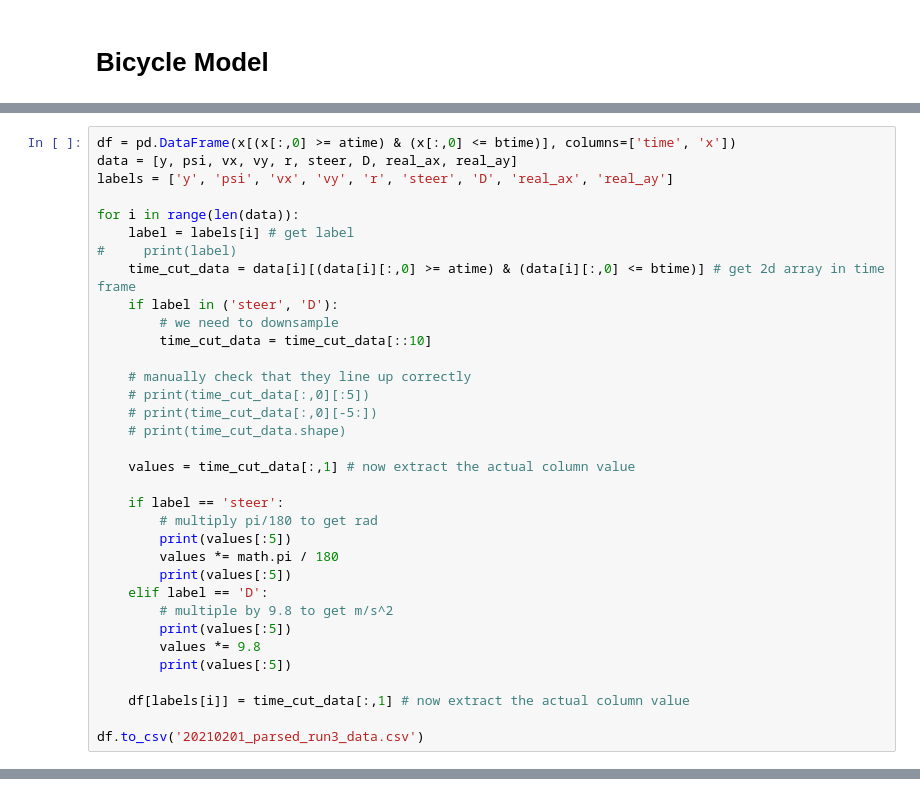
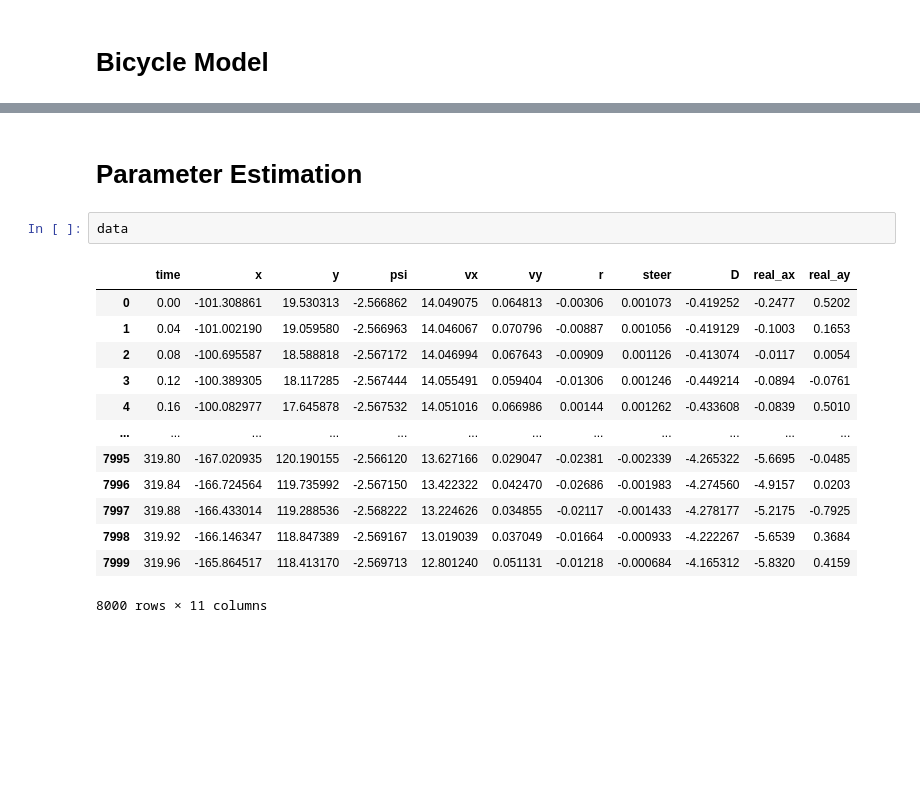
Before and after one commit to kying18/param-estimation, a Jupyter notebook: Bicycle Model.ipynb, the cells around one changed output, grey strips where cells are left out. Cells and saved outputs as stored; diff of their text form; blank space fills up the shorter version.

```diff
--- a/Bicycle Model.ipynb
+++ b/Bicycle Model.ipynb
@@ -87,34 +86,0 @@ btime = 595
-# %%
-df = pd.DataFrame(x[(x[:,0] >= atime) & (x[:,0] <= btime)], columns=['time', 'x'])
-data = [y, psi, vx, vy, r, steer, D, real_ax, real_ay]
-labels = ['y', 'psi', 'vx', 'vy', 'r', 'steer', 'D', 'real_ax', 'real_ay']
-
-for i in range(len(data)):
-    label = labels[i] # get label
-#     print(label)
-    time_cut_data = data[i][(data[i][:,0] >= atime) & (data[i][:,0] <= btime)] # get 2d array in time frame
-    if label in ('steer', 'D'):
-        # we need to downsample
-        time_cut_data = time_cut_data[::10]
-
-    # manually check that they line up correctly
-    # print(time_cut_data[:,0][:5])
-    # print(time_cut_data[:,0][-5:])
-    # print(time_cut_data.shape)
-
-    values = time_cut_data[:,1] # now extract the actual column value
-
-    if label == 'steer':
-        # multiply pi/180 to get rad
-        print(values[:5])
-        values *= math.pi / 180
-        print(values[:5])
-    elif label == 'D':
-        # multiple by 9.8 to get m/s^2
-        print(values[:5])
-        values *= 9.8
-        print(values[:5])
-
-    df[labels[i]] = time_cut_data[:,1] # now extract the actual column value
-
-df.to_csv('20210201_parsed_run3_data.csv')
@@ -139,0 +121,18 @@ df
+# %% [markdown]
+# Parameter Estimation
+# %%
+data
+# %% [output]
+|  | time | x | y | psi | vx | vy | r | steer | D | real_ax | real_ay |
+| 0 | 0.00 | -101.308861 | 19.530313 | -2.566862 | 14.049075 | 0.064813 | -0.00306 | 0.001073 | -0.419252 | -0.2477 | 0.5202 |
+| 1 | 0.04 | -101.002190 | 19.059580 | -2.566963 | 14.046067 | 0.070796 | -0.00887 | 0.001056 | -0.419129 | -0.1003 | 0.1653 |
+| 2 | 0.08 | -100.695587 | 18.588818 | -2.567172 | 14.046994 | 0.067643 | -0.00909 | 0.001126 | -0.413074 | -0.0117 | 0.0054 |
+| 3 | 0.12 | -100.389305 | 18.117285 | -2.567444 | 14.055491 | 0.059404 | -0.01306 | 0.001246 | -0.449214 | -0.0894 | -0.0761 |
+| 4 | 0.16 | -100.082977 | 17.645878 | -2.567532 | 14.051016 | 0.066986 | 0.00144 | 0.001262 | -0.433608 | -0.0839 | 0.5010 |
+| ... | ... | ... | ... | ... | ... | ... | ... | ... | ... | ... | ... |
+| 7995 | 319.80 | -167.020935 | 120.190155 | -2.566120 | 13.627166 | 0.029047 | -0.02381 | -0.002339 | -4.265322 | -5.6695 | -0.0485 |
+| 7996 | 319.84 | -166.724564 | 119.735992 | -2.567150 | 13.422322 | 0.042470 | -0.02686 | -0.001983 | -4.274560 | -4.9157 | 0.0203 |
+| 7997 | 319.88 | -166.433014 | 119.288536 | -2.568222 | 13.224626 | 0.034855 | -0.02117 | -0.001433 | -4.278177 | -5.2175 | -0.7925 |
+| 7998 | 319.92 | -166.146347 | 118.847389 | -2.569167 | 13.019039 | 0.037049 | -0.01664 | -0.000933 | -4.222267 | -5.6539 | 0.3684 |
+| 7999 | 319.96 | -165.864517 | 118.413170 | -2.569713 | 12.801240 | 0.051131 | -0.01218 | -0.000684 | -4.165312 | -5.8320 | 0.4159 |
+8000 rows × 11 columns
```
Also changed, not shown: parts of 24 cells of this notebook, 1 other file.
